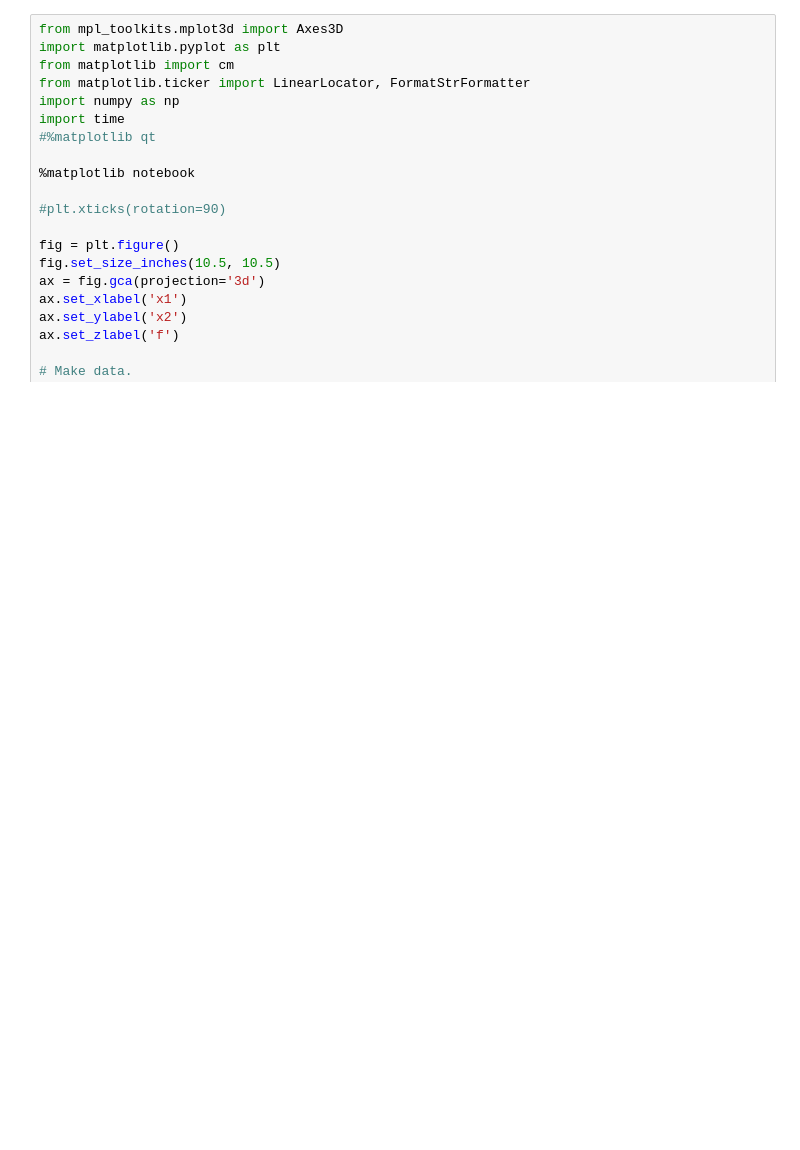
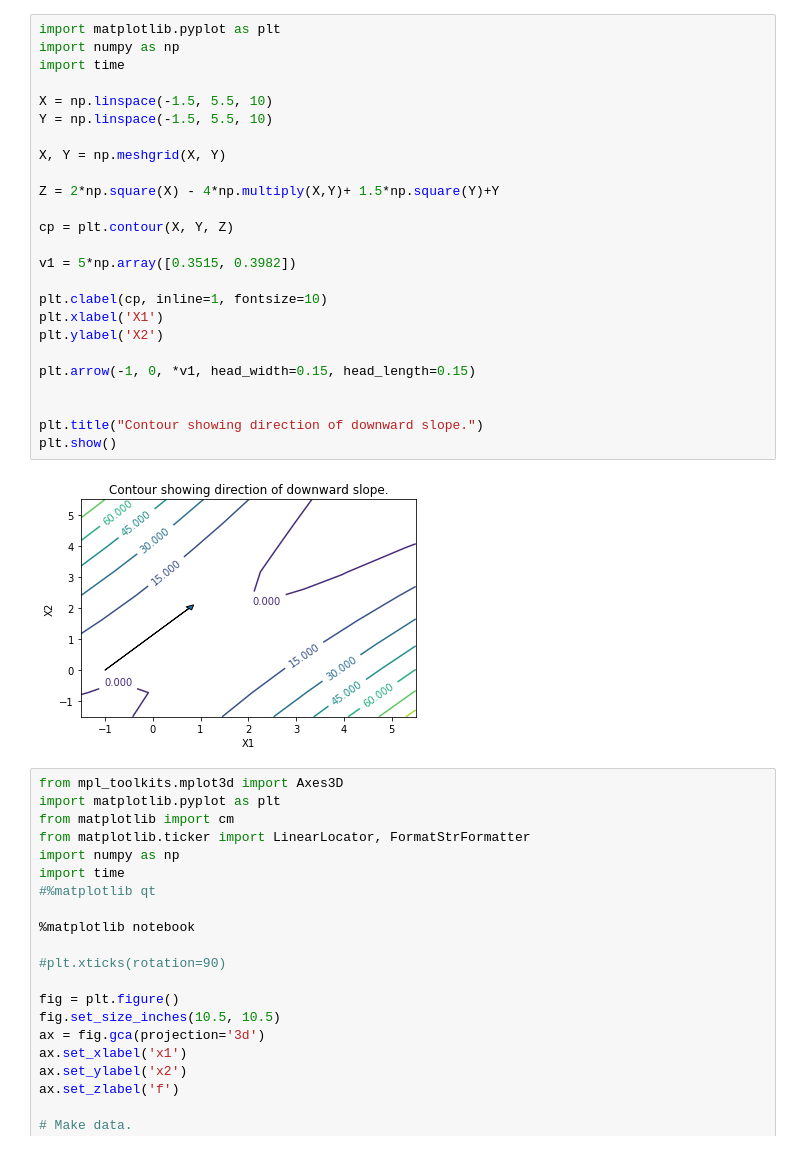
Before and after one commit to ghimiremukesh/Design_Optimization, a Jupyter notebook: Homework/Homework 2.ipynb, the cells around one changed output. Drawn from its saved outputs; the diff is of its cells as text; blank space fills up the shorter version.

```diff
--- a/Homework/Homework 2.ipynb
+++ b/Homework/Homework 2.ipynb
@@ -109,5 +128,32 @@ $$\textbf{Hence, we can say that $f$ has a saddle point at (1, 1)}$$
 
 We can plot the above function and see the behavior at (1, 1) as well:
+# %%
+import matplotlib.pyplot as plt
+import numpy as np
+import time
+
+X = np.linspace(-1.5, 5.5, 10)
+Y = np.linspace(-1.5, 5.5, 10)
+
+X, Y = np.meshgrid(X, Y)
+
+Z = 2*np.square(X) - 4*np.multiply(X,Y)+ 1.5*np.square(Y)+Y
+
+cp = plt.contour(X, Y, Z)
+
+v1 = 5*np.array([0.3515, 0.3982])
+
+plt.clabel(cp, inline=1, fontsize=10)
+plt.xlabel('X1')
+plt.ylabel('X2')
+
+plt.arrow(-1, 0, *v1, head_width=0.15, head_length=0.15)
+
+
+plt.title("Contour showing direction of downward slope.")
+plt.show()
+# %% [output]
+[figure, added]
 # %%
 from mpl_toolkits.mplot3d import Axes3D
 import matplotlib.pyplot as plt
```
Also changed, not shown: parts of 24 cells of this notebook, 8 other files.
